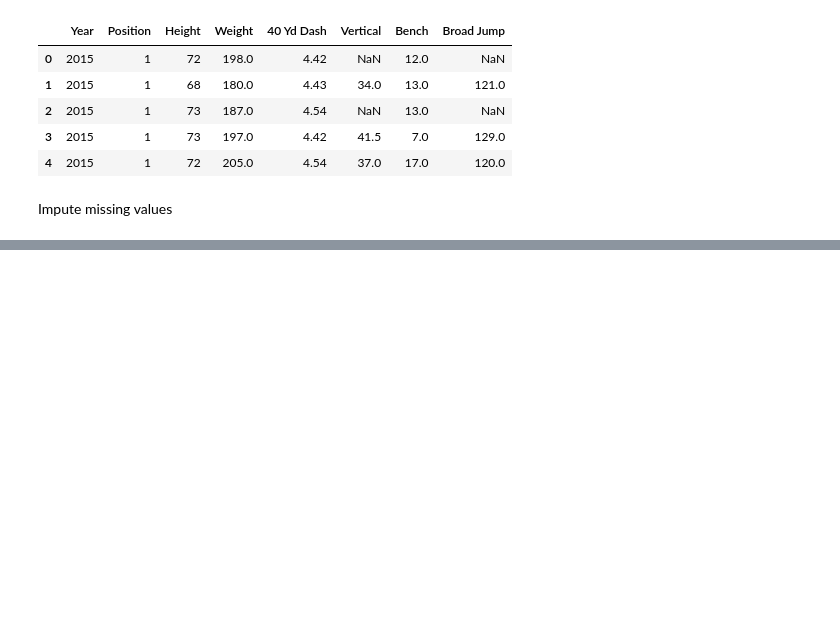
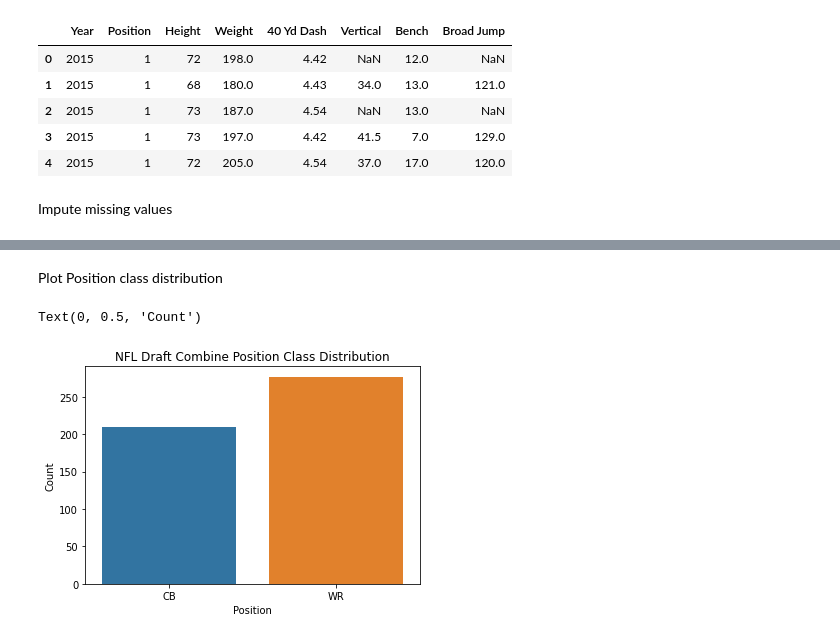
Before and after one commit to blantj/NFL_Position_Classification, a Jupyter notebook: Modeling.ipynb, the cells around one changed output, grey strips where cells are left out. Saved outputs shown, nothing was run; the diff lists cells and outputs as text; code cells hidden in the pictures; blank space fills up the shorter version.

```diff
--- a/Modeling.ipynb
+++ b/Modeling.ipynb
@@ -121,3 +130,31 @@ df shape: (487, 8)
 | 4 | 2015 | 1 | 72 | 205.0 | 4.54 | 37.0 | 17.0 | 120.0 |
 # %% [markdown]
 Impute missing values
+# %%
+impute_x = df.drop(columns=['Position'])
+impute_y = df['Position']
+impute_x_train, impute_x_test, impute_y_train, impute_y_test = train_test_split(impute_x, impute_y, test_size=0.2,
+                                                                                random_state=91)
+impute_ss = StandardScaler()
+impute_ss.fit(impute_x_train)
+impute_x_train = pd.DataFrame(impute_ss.transform(impute_x_train), columns=impute_x_train.columns,
+                              index=impute_x_train.index)
+impute_x_test = pd.DataFrame(impute_ss.transform(impute_x_test), columns=impute_x_test.columns,
+                             index=impute_x_test.index)
+
+imputer = KNNImputer()
+imputer.fit(impute_x_train)
+impute_x_train = pd.DataFrame(imputer.transform(impute_x_train), columns=impute_x_train.columns,
+                              index=impute_x_train.index)
+impute_x_test = pd.DataFrame(imputer.transform(impute_x_test), columns=impute_x_test.columns,
+                             index=impute_x_test.index)
+
+impute_x_train = pd.DataFrame(impute_ss.inverse_transform(impute_x_train), columns=impute_x_train.columns,
+                              index=impute_x_train.index)
+impute_x_test = pd.DataFrame(impute_ss.inverse_transform(impute_x_test), columns=impute_x_test.columns,
+                             index=impute_x_test.index)
+
+df = pd.concat([impute_x_train, impute_x_test])
+df.sort_index(inplace=True)
+df['Position'] = impute_y
+df.head()
@@ -123,0 +233,11 @@ Impute missing values
+# %% [markdown]
+Plot Position class distribution
+# %%
+fig, ax = plt.subplots()
+sns.countplot(x='Position',data=df)
+ax.set_title('NFL Draft Combine Position Class Distribution')
+ax.set_xticklabels(['CB', 'WR'])
+ax.set_ylabel('Count')
+# %% [output]
+Text(0, 0.5, 'Count')
+[figure, added]
```
Also changed, not shown: parts of 16 cells of this notebook.
